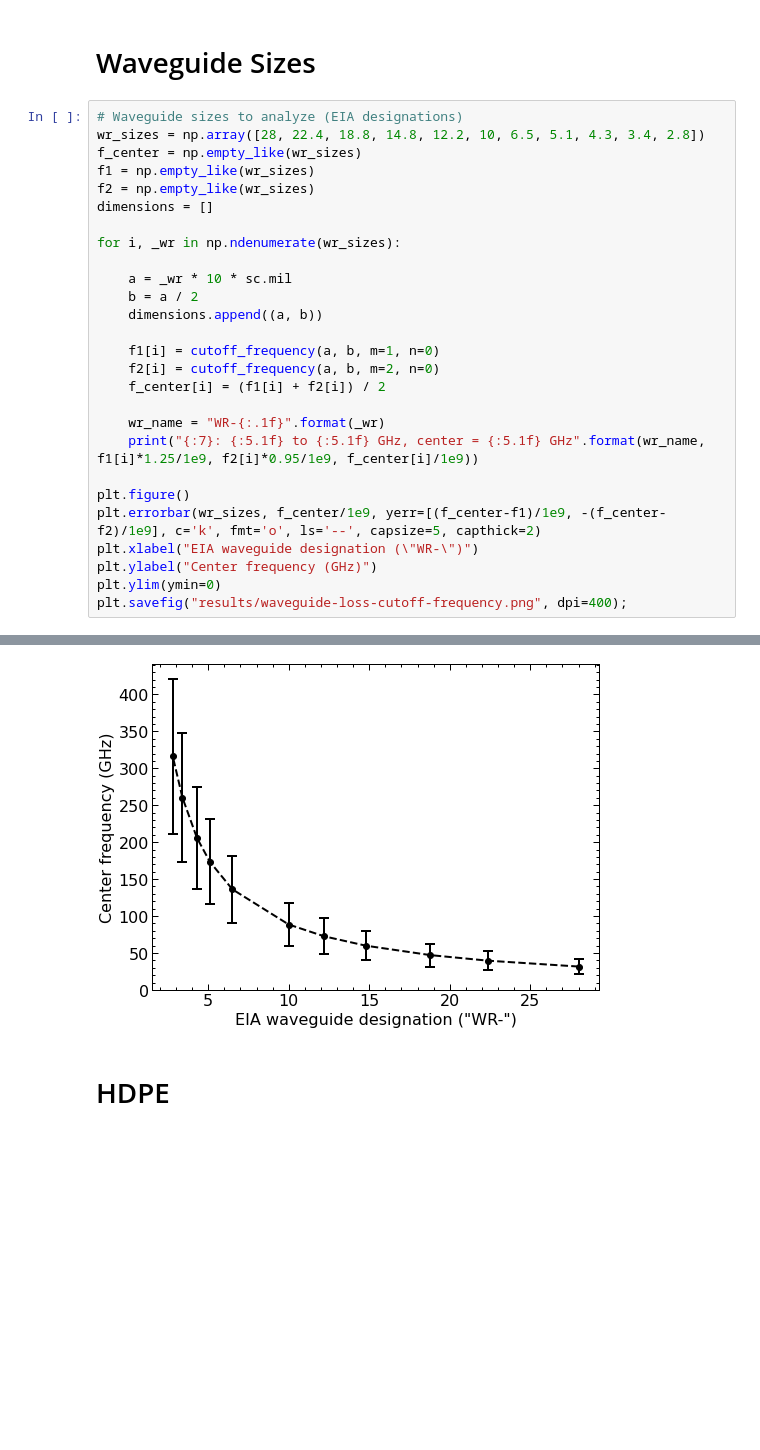
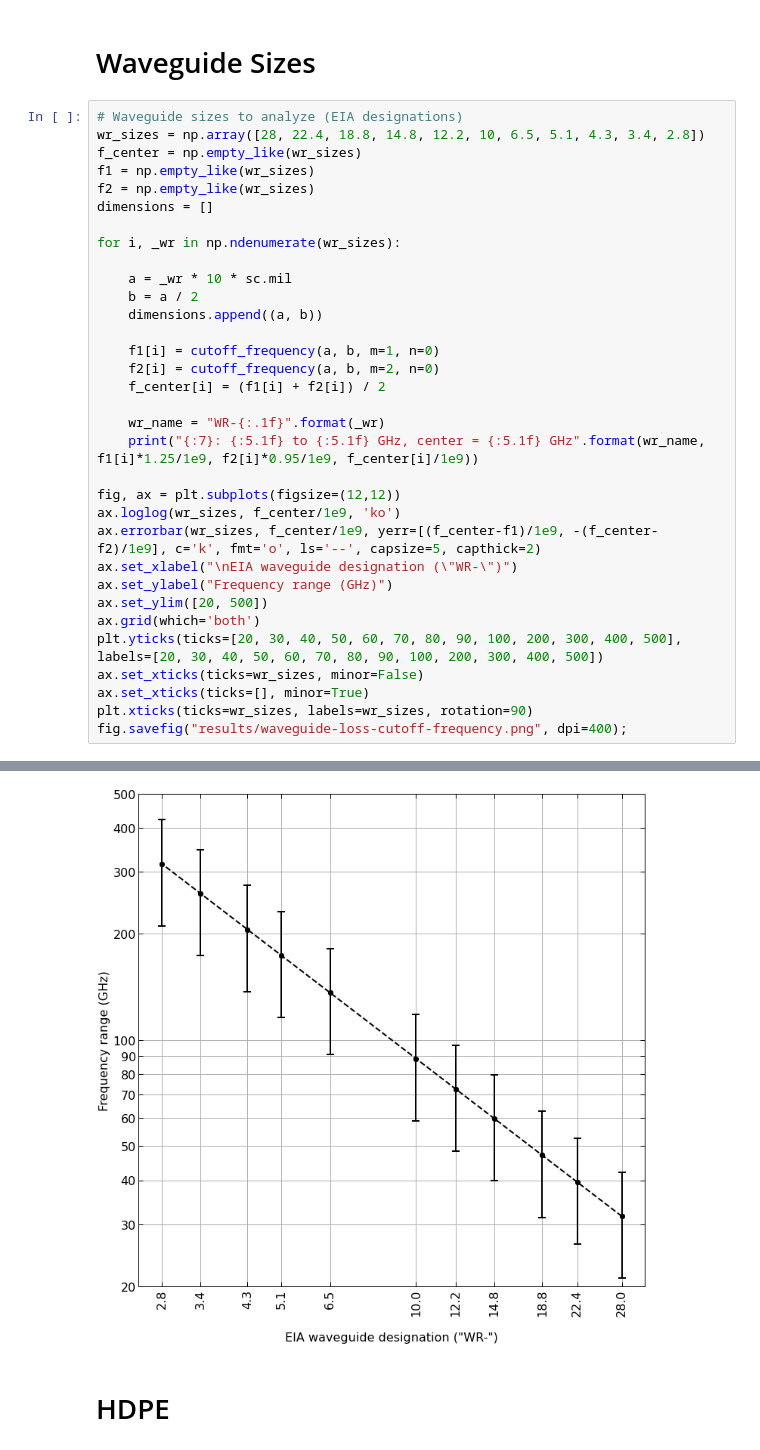
Before and after one commit to garrettj403/Waveguide, a Jupyter notebook: examples/conductor-vs-dielectric-attenuation.ipynb, the cells around one changed output, grey strips where cells are left out. Drawn from its saved outputs; the diff is of its cells as text; blank space fills up the shorter version.

```diff
--- a/examples/conductor-vs-dielectric-attenuation.ipynb
+++ b/examples/conductor-vs-dielectric-attenuation.ipynb
@@ -24,40 +24,46 @@ wr_sizes = np.array([28, 22.4, 18.8, 14.8, 12.2, 10, 6.5, 5.1, 4.3, 3.4, 2.8])
 f_center = np.empty_like(wr_sizes)
 f1 = np.empty_like(wr_sizes)
 f2 = np.empty_like(wr_sizes)
 dimensions = []
 
 for i, _wr in np.ndenumerate(wr_sizes):
 
     a = _wr * 10 * sc.mil
     b = a / 2
     dimensions.append((a, b))
 
     f1[i] = cutoff_frequency(a, b, m=1, n=0)
     f2[i] = cutoff_frequency(a, b, m=2, n=0)
     f_center[i] = (f1[i] + f2[i]) / 2
 
     wr_name = "WR-{:.1f}".format(_wr)
     print("{:7}: {:5.1f} to {:5.1f} GHz, center = {:5.1f} GHz".format(wr_name, f1[i]*1.25/1e9, f2[i]*0.95/1e9, f_center[i]/1e9))
 
-plt.figure()
-plt.errorbar(wr_sizes, f_center/1e9, yerr=[(f_center-f1)/1e9, -(f_center-f2)/1e9], c='k', fmt='o', ls='--', capsize=5, capthick=2)
-plt.xlabel("EIA waveguide designation (\"WR-\")")
-plt.ylabel("Center frequency (GHz)")
-plt.ylim(ymin=0)
-plt.savefig("results/waveguide-loss-cutoff-frequency.png", dpi=400);
+fig, ax = plt.subplots(figsize=(12,12))
+ax.loglog(wr_sizes, f_center/1e9, 'ko')
+ax.errorbar(wr_sizes, f_center/1e9, yerr=[(f_center-f1)/1e9, -(f_center-f2)/1e9], c='k', fmt='o', ls='--', capsize=5, capthick=2)
+ax.set_xlabel("\nEIA waveguide designation (\"WR-\")")
+ax.set_ylabel("Frequency range (GHz)")
+ax.set_ylim([20, 500])
+ax.grid(which='both')
+plt.yticks(ticks=[20, 30, 40, 50, 60, 70, 80, 90, 100, 200, 300, 400, 500], labels=[20, 30, 40, 50, 60, 70, 80, 90, 100, 200, 300, 400, 500])
+ax.set_xticks(ticks=wr_sizes, minor=False)
+ax.set_xticks(ticks=[], minor=True)
+plt.xticks(ticks=wr_sizes, labels=wr_sizes, rotation=90)
+fig.savefig("results/waveguide-loss-cutoff-frequency.png", dpi=400);
 # %% [output]
 WR-28.0:  26.3 to  40.0 GHz, center =  31.6 GHz
 WR-22.4:  32.9 to  50.1 GHz, center =  39.5 GHz
 WR-18.8:  39.2 to  59.6 GHz, center =  47.1 GHz
 WR-14.8:  49.8 to  75.8 GHz, center =  59.8 GHz
 WR-12.2:  60.5 to  91.9 GHz, center =  72.6 GHz
 WR-10.0:  73.8 to 112.1 GHz, center =  88.5 GHz
 WR-6.5 : 113.5 to 172.5 GHz, center = 136.2 GHz
 WR-5.1 : 144.6 to 219.9 GHz, center = 173.6 GHz
 WR-4.3 : 171.6 to 260.8 GHz, center = 205.9 GHz
 WR-3.4 : 217.0 to 329.8 GHz, center = 260.4 GHz
 WR-2.8 : 263.5 to 400.5 GHz, center = 316.1 GHz
-[figure, old version]
+[figure, new version]
 # %% [markdown]
 # HDPE
 # %% [markdown]
```
Also changed, not shown: parts of 2 cells of this notebook, 3 other files.
